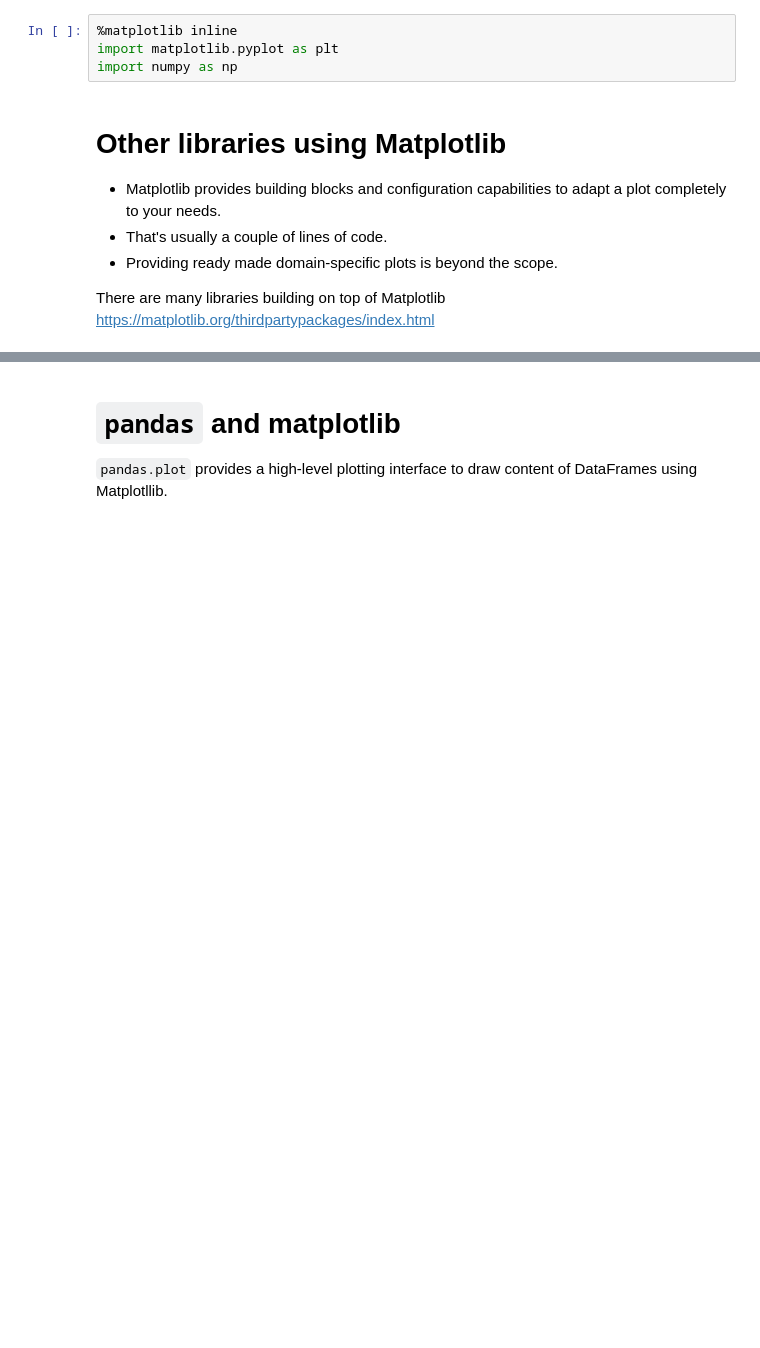
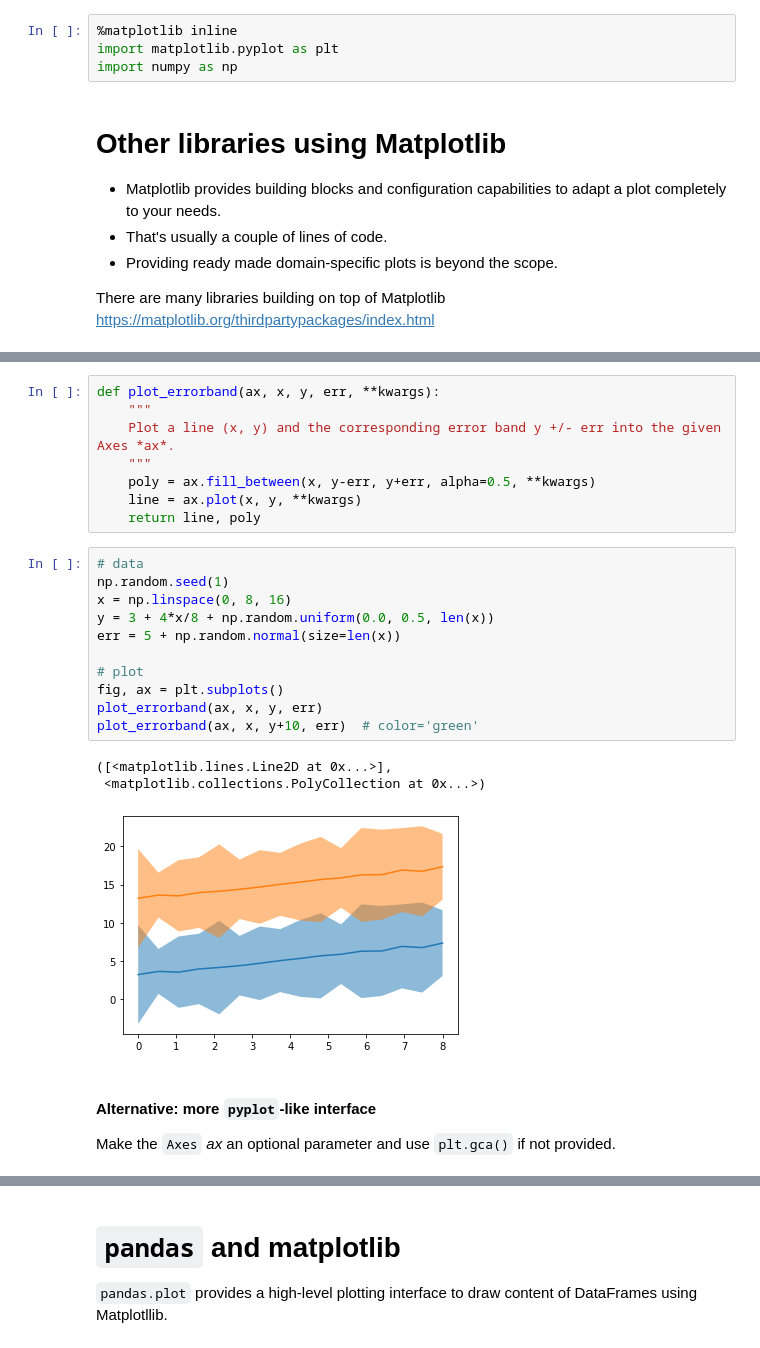
Before and after one commit to timhoffm/using-matplotlib, a Jupyter notebook: 05_Libraries_using_Matplotlib.ipynb, the cells around one changed output, grey strips where cells are left out. Drawn from its saved outputs; the diff is of its cells as text; blank space fills up the shorter version.

```diff
--- a/05_Libraries_using_Matplotlib.ipynb
+++ b/05_Libraries_using_Matplotlib.ipynb
@@ -71,0 +93,27 @@ survey(results, category_names)
+# %%
+def plot_errorband(ax, x, y, err, **kwargs):
+    """
+    Plot a line (x, y) and the corresponding error band y +/- err into the given Axes *ax*.
+    """
+    poly = ax.fill_between(x, y-err, y+err, alpha=0.5, **kwargs)
+    line = ax.plot(x, y, **kwargs)
+    return line, poly
+# %%
+# data
+np.random.seed(1)
+x = np.linspace(0, 8, 16)
+y = 3 + 4*x/8 + np.random.uniform(0.0, 0.5, len(x))
+err = 5 + np.random.normal(size=len(x))
+
+# plot
+fig, ax = plt.subplots()
+plot_errorband(ax, x, y, err)
+plot_errorband(ax, x, y+10, err)  # color='green'
+# %% [output]
+([<matplotlib.lines.Line2D at 0x...>],
+ <matplotlib.collections.PolyCollection at 0x...>)
+[figure, added]
+# %% [markdown]
+#### Alternative: more `pyplot`-like interface
+
+Make the `Axes` *ax* an optional parameter and use `plt.gca()` if not provided.
```
Also changed, not shown: parts of 14 cells of this notebook, 8 other files.
